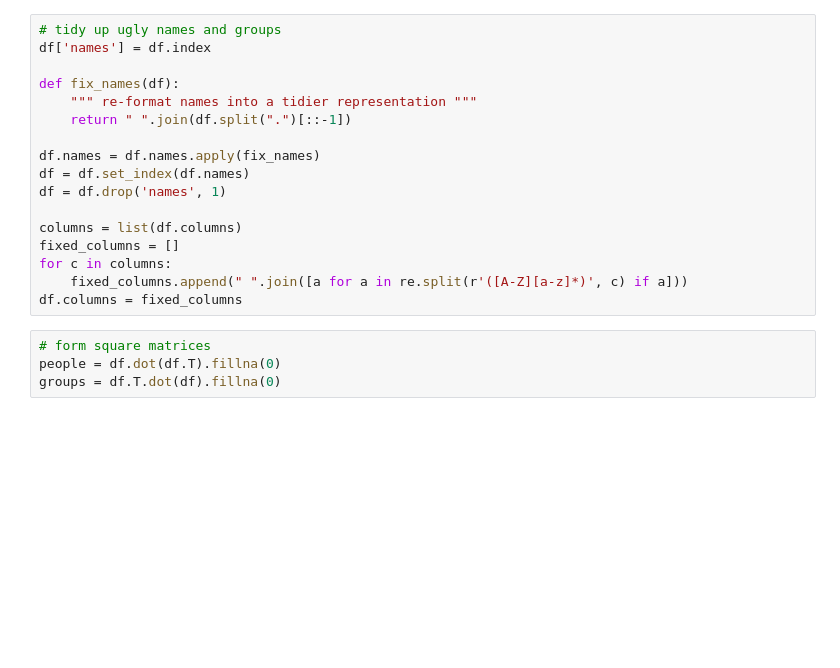
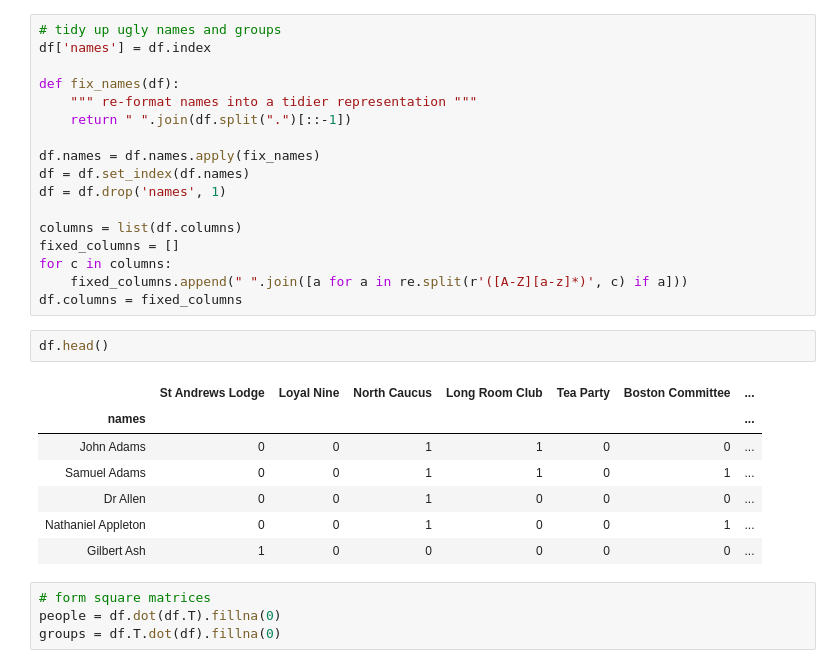
Before and after one commit to urschrei/revere, a Jupyter notebook: revere.ipynb, the cells around one changed output. Drawn from its saved outputs; the diff is of its cells as text; blank space fills up the shorter version.

```diff
--- a/revere.ipynb
+++ b/revere.ipynb
@@ -36,6 +36,16 @@ fixed_columns = []
 for c in columns:
     fixed_columns.append(" ".join([a for a in re.split(r'([A-Z][a-z]*)', c) if a]))
 df.columns = fixed_columns
+# %%
+df.head()
+# %% [output]
+|  | St Andrews Lodge | Loyal Nine | North Caucus | Long Room Club | Tea Party | Boston Committee | ... |
+| names |  |  |  |  |  |  | ... |
+| John Adams | 0 | 0 | 1 | 1 | 0 | 0 | ... |
+| Samuel Adams | 0 | 0 | 1 | 1 | 0 | 1 | ... |
+| Dr Allen | 0 | 0 | 1 | 0 | 0 | 0 | ... |
+| Nathaniel Appleton | 0 | 0 | 1 | 0 | 0 | 1 | ... |
+| Gilbert Ash | 1 | 0 | 0 | 0 | 0 | 0 | ... |
 # %%
 # form square matrices
 people = df.dot(df.T).fillna(0)
```
